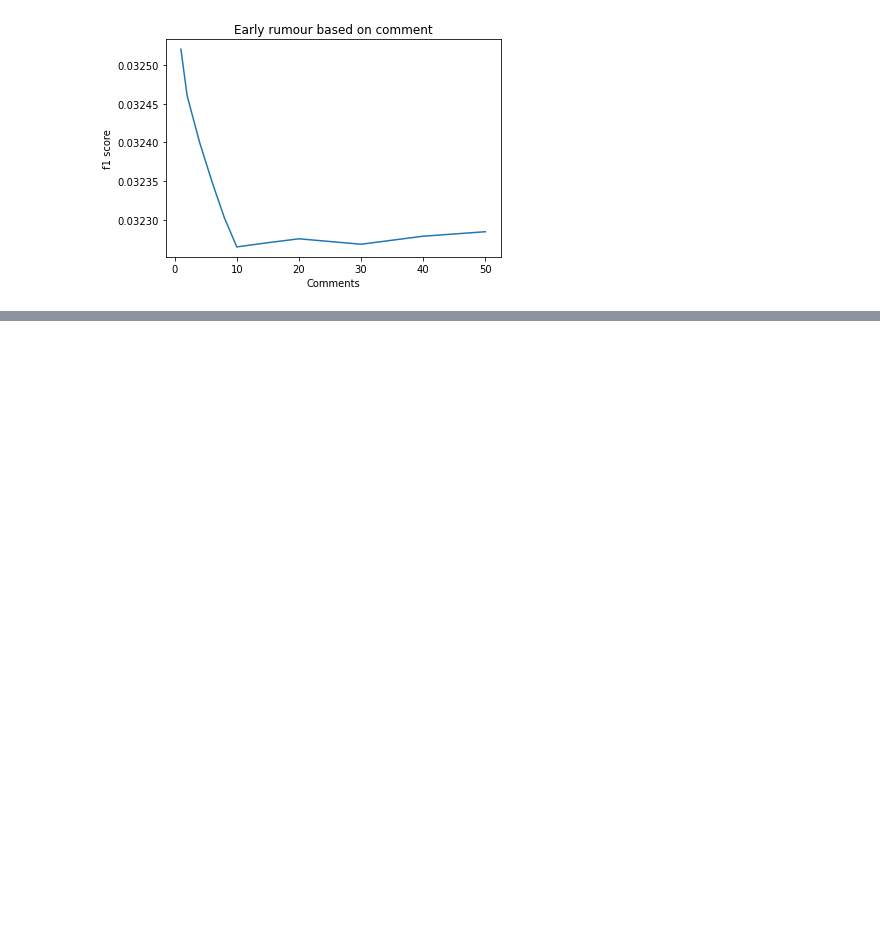
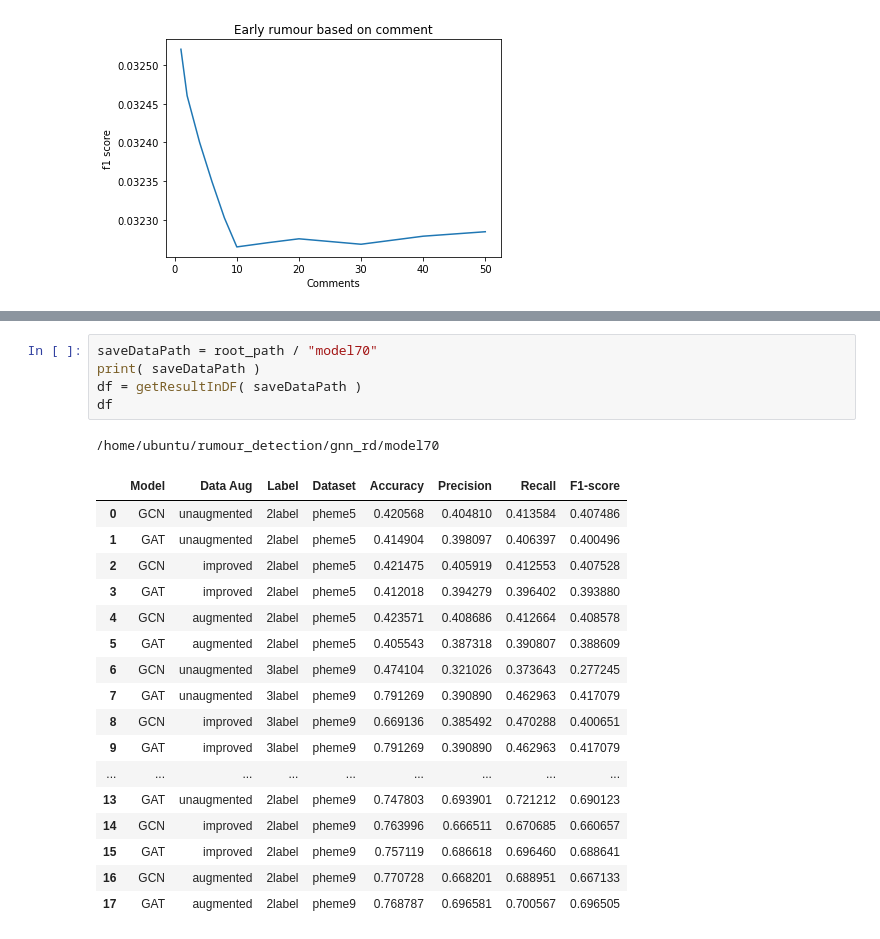
Before and after one commit to shaswatpatel123/rumour_detection, a Jupyter notebook: gnn_rd/plots.ipynb, the cells around one changed output, grey strips where cells are left out. Drawn from its saved outputs; the diff is of its cells as text; blank space fills up the shorter version.

```diff
--- a/gnn_rd/plots.ipynb
+++ b/gnn_rd/plots.ipynb
@@ -68,0 +273,24 @@ getEarlyRDPlots(timeDataPath, commentDataPath)
+# %%
+saveDataPath = root_path / "model70"
+print( saveDataPath )
+df = getResultInDF( saveDataPath )
+df
+# %% [output]
+/home/ubuntu/rumour_detection/gnn_rd/model70
+|  | Model | Data Aug | Label | Dataset | Accuracy | Precision | Recall | F1-score |
+| 0 | GCN | unaugmented | 2label | pheme5 | 0.420568 | 0.404810 | 0.413584 | 0.407486 |
+| 1 | GAT | unaugmented | 2label | pheme5 | 0.414904 | 0.398097 | 0.406397 | 0.400496 |
+| 2 | GCN | improved | 2label | pheme5 | 0.421475 | 0.405919 | 0.412553 | 0.407528 |
+| 3 | GAT | improved | 2label | pheme5 | 0.412018 | 0.394279 | 0.396402 | 0.393880 |
+| 4 | GCN | augmented | 2label | pheme5 | 0.423571 | 0.408686 | 0.412664 | 0.408578 |
+| 5 | GAT | augmented | 2label | pheme5 | 0.405543 | 0.387318 | 0.390807 | 0.388609 |
+| 6 | GCN | unaugmented | 3label | pheme9 | 0.474104 | 0.321026 | 0.373643 | 0.277245 |
+| 7 | GAT | unaugmented | 3label | pheme9 | 0.791269 | 0.390890 | 0.462963 | 0.417079 |
+| 8 | GCN | improved | 3label | pheme9 | 0.669136 | 0.385492 | 0.470288 | 0.400651 |
+| 9 | GAT | improved | 3label | pheme9 | 0.791269 | 0.390890 | 0.462963 | 0.417079 |
+| ... | ... | ... | ... | ... | ... | ... | ... | ... |
+| 13 | GAT | unaugmented | 2label | pheme9 | 0.747803 | 0.693901 | 0.721212 | 0.690123 |
+| 14 | GCN | improved | 2label | pheme9 | 0.763996 | 0.666511 | 0.670685 | 0.660657 |
+| 15 | GAT | improved | 2label | pheme9 | 0.757119 | 0.686618 | 0.696460 | 0.688641 |
+| 16 | GCN | augmented | 2label | pheme9 | 0.770728 | 0.668201 | 0.688951 | 0.667133 |
+| 17 | GAT | augmented | 2label | pheme9 | 0.768787 | 0.696581 | 0.700567 | 0.696505 |
```
Also changed, not shown: parts of 18 cells of this notebook, 7 other files.
